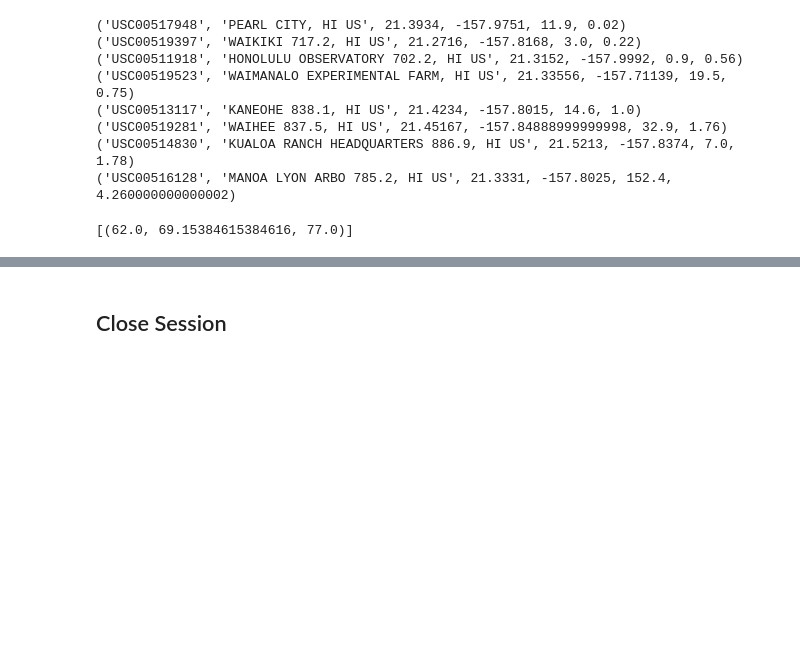
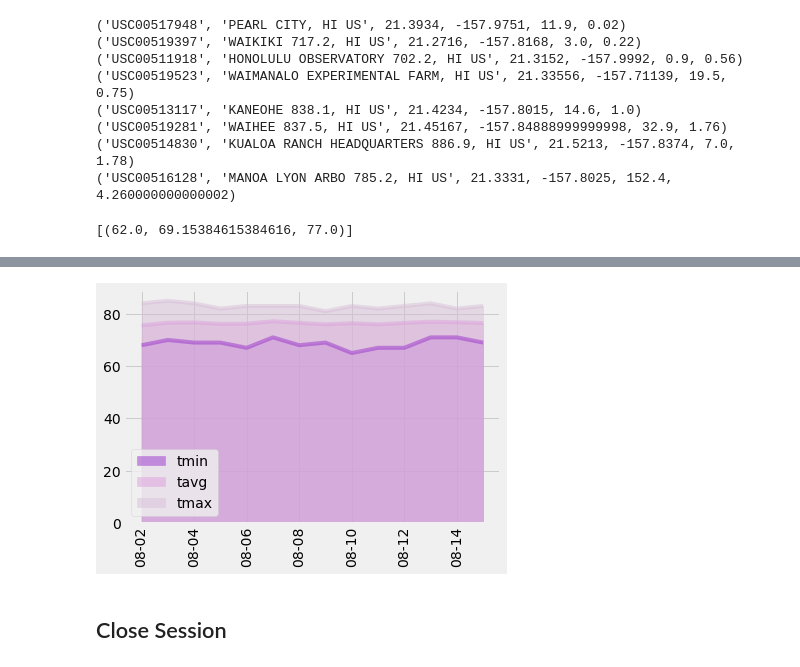
Before and after one commit to kmspitzer/Hawaii-Weather-Station-Analysis, a Jupyter notebook: temp_analysis_bonus_2.ipynb, the cells around one changed output, grey strips where cells are left out. Saved outputs shown, nothing was run; the diff lists cells and outputs as text; code cells hidden in the pictures; blank space fills up the shorter version.

```diff
--- a/temp_analysis_bonus_2.ipynb
+++ b/temp_analysis_bonus_2.ipynb
@@ -174,3 +131,30 @@ print(normals)
+# %%
+# calculate the daily normals for your trip
+# push each tuple of calculations into a list called `normals`
+
+# Set the start and end date of the trip
+start_date = '2014-08-02'
+end_date = '2014-08-15'
+
+date_list = []
+# Use the start and end date to create a range of dates
+curr_date = start_date
+while str(curr_date) <= str(end_date):
+    date_split = str(curr_date).split("-")
+    date_list.append(f"{date_split[1]}-{date_split[2]}")
+    curr_date = dt.date(int(date_split[0]), int(date_split[1]), int(date_split[2])) + dt.timedelta(days=1)
+
+
+
+# Strip off the year and save a list of strings in the format %m-%d
+
+
+# Use the `daily_normals` function to calculate the normals for each date string
+# and append the results to a list called `normals`.
+normals = []
+for vacay_date in date_list:
+    temp_data = daily_normals(vacay_date)
+    normals.append([temp_data[0][0], temp_data[0][1], temp_data[0][2]])
 # %%
 # Load the previous query results into a Pandas DataFrame and add the `trip_dates` range as the `date` index
 df = pd.DataFrame(normals, columns = ["tmin", "tavg", "tmax"], index=date_list)
@@ -179,5 +169,10 @@ ValueError: 3 columns passed, passed data had 1 columns
 # %%
 # Plot the daily normals as an area plot with `stacked=False`
+colors = ["darkorchid", "plum", "thistle"]
+df.plot.area(stacked=False, rot=90, color=colors)
+plt.show()
+# %% [output]
+[figure, added]
 # %% [markdown]
 ## Close Session
 # %%
```
Also changed, not shown: parts of 3 cells of this notebook.
